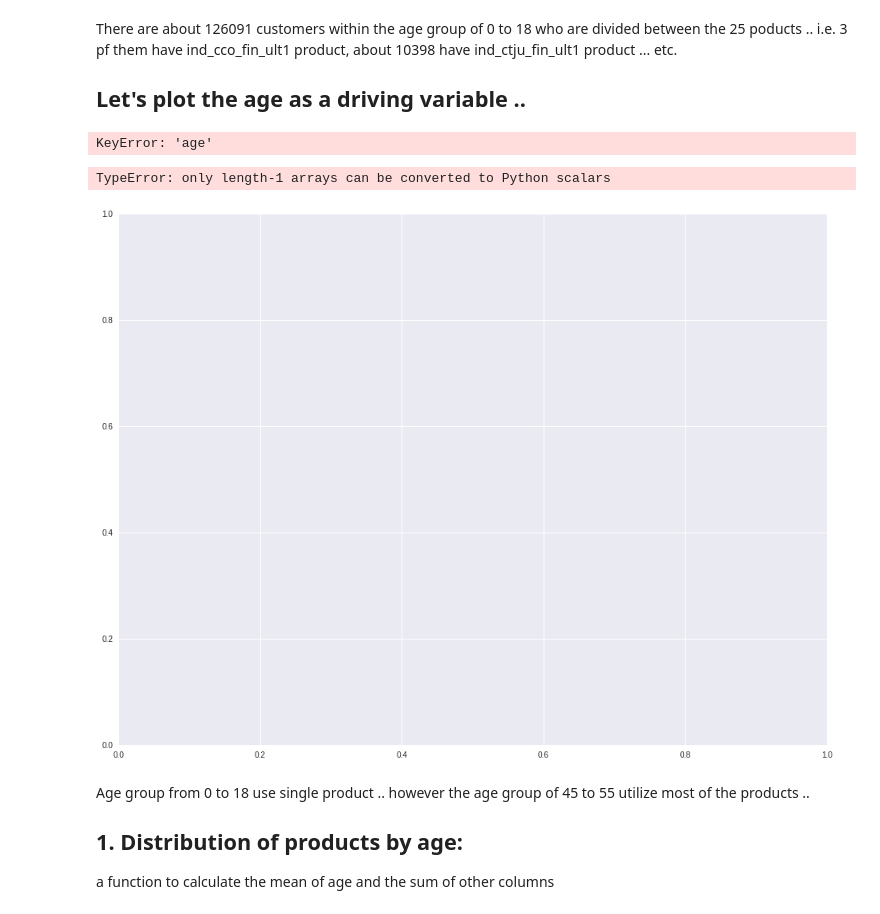
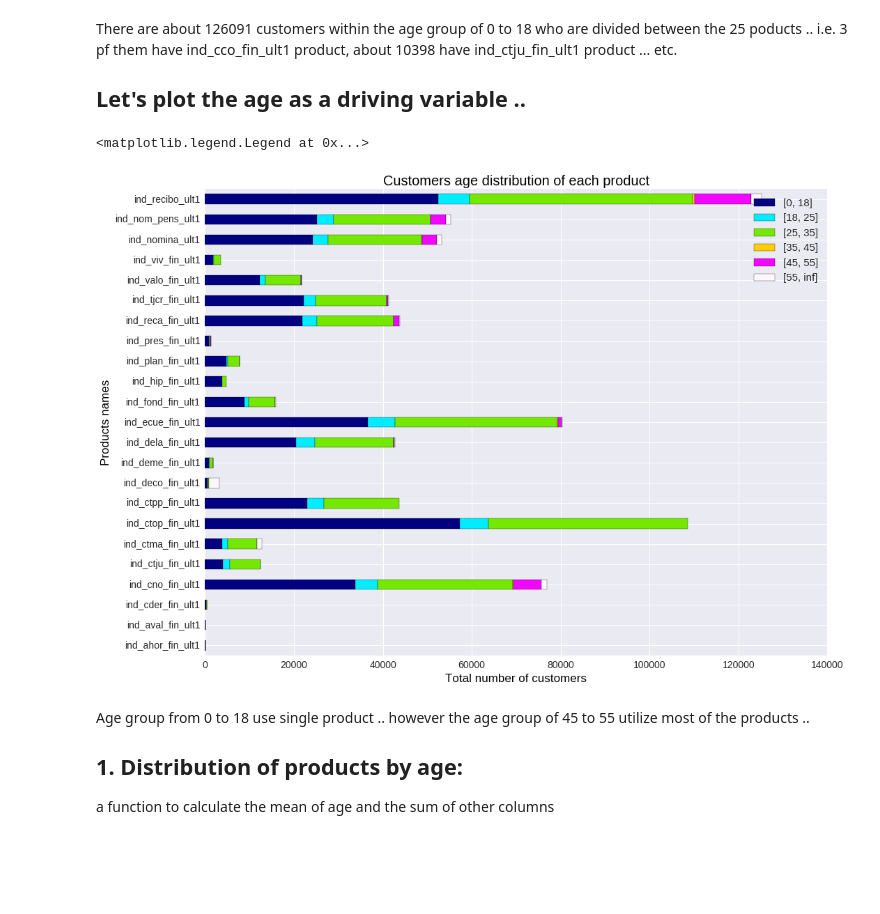
Before and after one commit to EAboelhamd/Kaggle-Competitions, a Jupyter notebook: Santander Product Recommendation.ipynb, the cells around one changed output. Drawn from its saved outputs; the diff is of its cells as text; code cells hidden in the pictures; blank space fills up the shorter version.

```diff
--- a/Santander Product Recommendation.ipynb
+++ b/Santander Product Recommendation.ipynb
@@ -622,0 +618,3 @@ False
+# %%
+ntrain['fecha_dato_month'] = pd.DatetimeIndex(ntrain['fecha_alta']).month
+months = ntrain['fecha_dato_month'].value_counts()
@@ -622,0 +639,3 @@ False
+# %%
+ntrain['fecha_dato_year'] = pd.DatetimeIndex(ntrain['fecha_alta']).year
+years = ntrain['fecha_dato_year'].value_counts()
@@ -1689,0 +1761,3 @@ The majority of the customer have income within the interval of 60000 and 120000
+# %%
+ntrain.fillna(ntrain.renta.median(), inplace=True) #filling NA as median for now
+quantile_series = ntrain.renta.quantile(np.arange(0.99,1,0.001))
@@ -1689,0 +1779,4 @@ The majority of the customer have income within the interval of 60000 and 120000
+# %%
+rent_max_cap = ntrain.renta.quantile(0.999)
+ntrain['renta'][ntrain['renta'] > rent_max_cap] = ntrain.renta.median() # assigining median value
+sns.boxplot(ntrain.renta.values)
@@ -2066,22 +2164,20 @@ There are about 126091 customers within the age group of 0 to 18 who are divided
 # %%
 del ntrain_a["age"]
 ntrain_a = ntrain_a.T
-# %% [output]
-KeyError: 'age'
 # %%
 # ntrain_a = ntrain_a.T
 # ntrain_a
 # %%
 # # Customers age distribution of each product
 ntrain_a = ntrain_a.T
-ntrain_a.plot(kind='barh', stacked=True, fontsize=14, figsize=[16,12], colormap='gist_rainbow')
+ntrain_a.plot(kind='barh', stacked=True, fontsize=14, figsize=[16,12], colormap='gist_ncar')
 plt.title('Customers age distribution of each product', fontsize=20, color='black')
 plt.xlabel('Total number of customers', fontsize=17, color='black')
 plt.ylabel('Products names', fontsize=17, color='black')
 plt.legend([[0, 18], [18, 25], [25, 35], [35, 45], [45, 55], [55, pd.np.inf]], prop={'size':15})
 # %% [output]
-TypeError: only length-1 arrays can be converted to Python scalars
+<matplotlib.legend.Legend at 0x...>
-[figure, old version]
+[figure, new version]
 # %% [markdown]
 Age group from 0 to 18 use single product .. however the age group of 45 to 55 utilize most of the products ..
 
```
Also changed, not shown: parts of 89 cells of this notebook.
